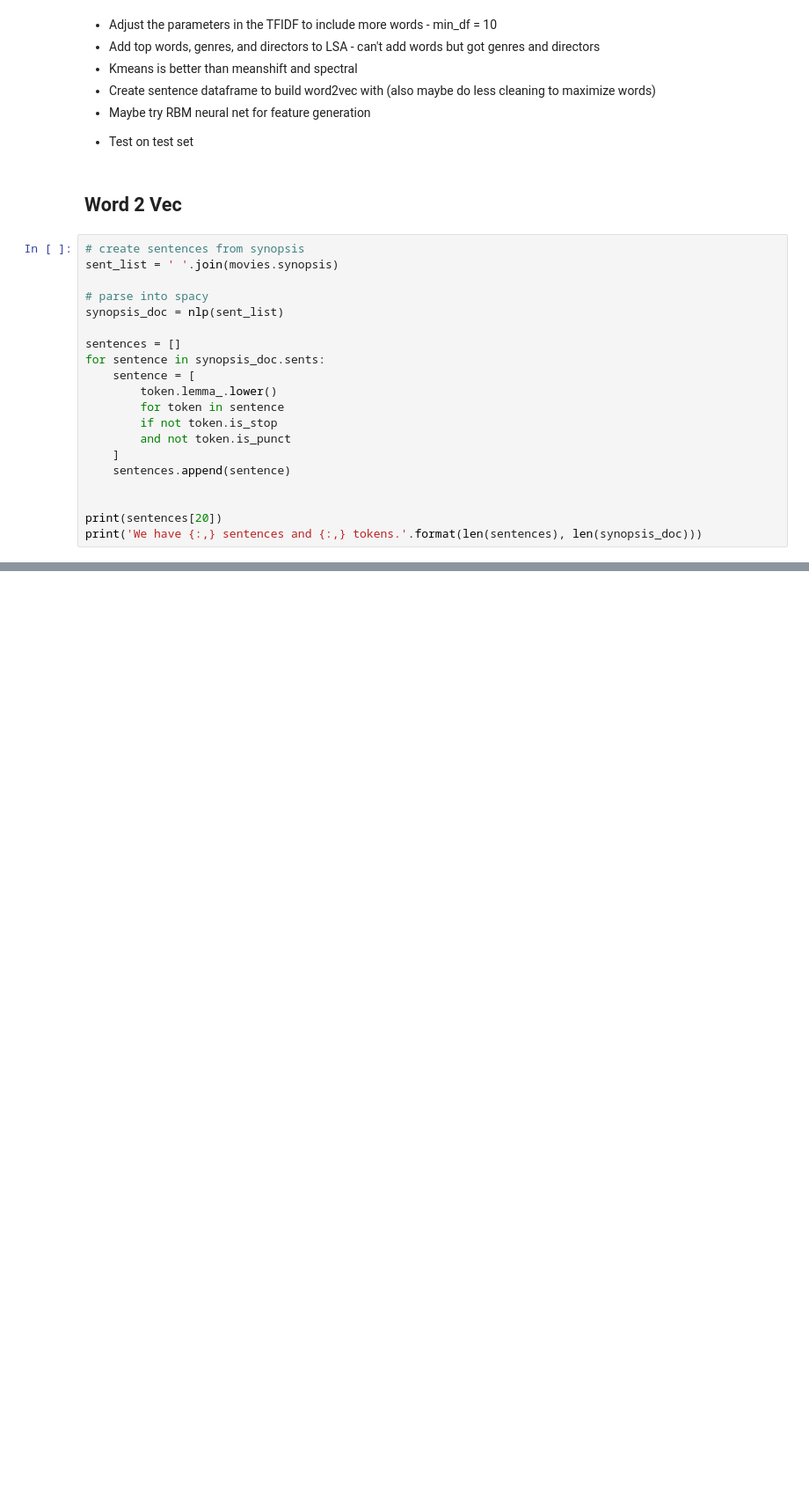
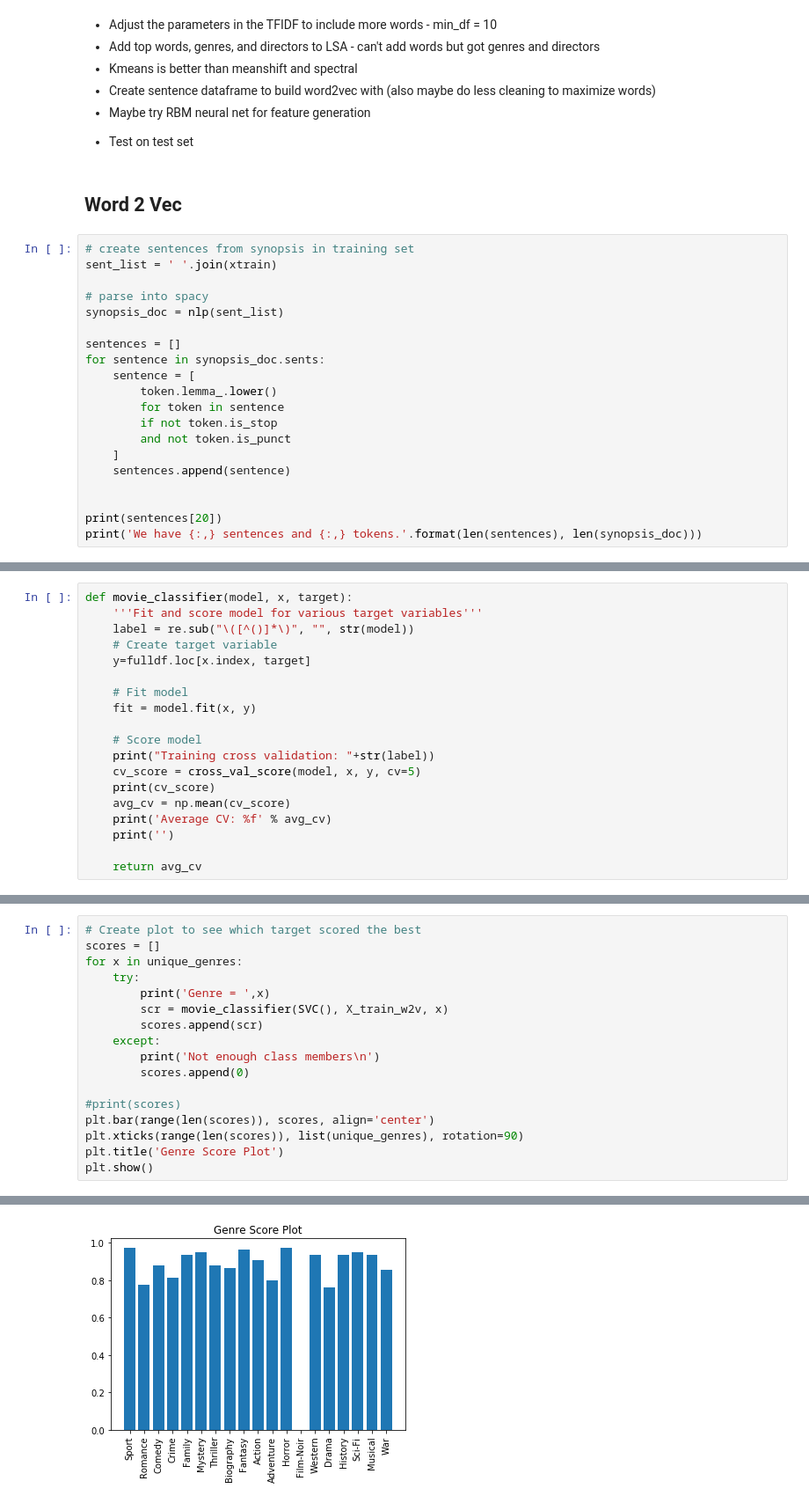
Before and after one commit to CoreyJMiller22791/Thinkful, a Jupyter notebook: Capstone - Unsupervised Learning NLP.ipynb, the cells around one changed output, grey strips where cells are left out. Shown at 88% size. Cells and saved outputs as stored; diff of their text form; blank space fills up the shorter version.

```diff
--- a/Capstone - Unsupervised Learning NLP.ipynb
+++ b/Capstone - Unsupervised Learning NLP.ipynb
@@ -689,8 +714,8 @@ Name: 4, dtype: float64
 # %% [markdown]
 ## Word 2 Vec
 # %%
-# create sentences from synopsis
-sent_list = ' '.join(movies.synopsis)
+# create sentences from synopsis in training set
+sent_list = ' '.join(xtrain)
 
 # parse into spacy
 synopsis_doc = nlp(sent_list)
@@ -741,0 +974,19 @@ pwd
+# %%
+def movie_classifier(model, x, target):
+    '''Fit and score model for various target variables'''
+    label = re.sub("\([^()]*\)", "", str(model))
+    # Create target variable
+    y=fulldf.loc[x.index, target]
+
+    # Fit model
+    fit = model.fit(x, y)
+
+    # Score model
+    print("Training cross validation: "+str(label))
+    cv_score = cross_val_score(model, x, y, cv=5)
+    print(cv_score)
+    avg_cv = np.mean(cv_score)
+    print('Average CV: %f' % avg_cv)
+    print('')
+
+    return avg_cv
@@ -741,0 +1000,18 @@ pwd
+# %%
+# Create plot to see which target scored the best
+scores = []
+for x in unique_genres:
+    try:
+        print('Genre = ',x)
+        scr = movie_classifier(SVC(), X_train_w2v, x)
+        scores.append(scr)
+    except:
+        print('Not enough class members\n')
+        scores.append(0)
+
+#print(scores)
+plt.bar(range(len(scores)), scores, align='center')
+plt.xticks(range(len(scores)), list(unique_genres), rotation=90)
+plt.title('Genre Score Plot')
+plt.show()
+# %% [output]
@@ -741,0 +1035 @@ pwd
+[figure, added]
```
Also changed, not shown: parts of 32 cells of this notebook.
